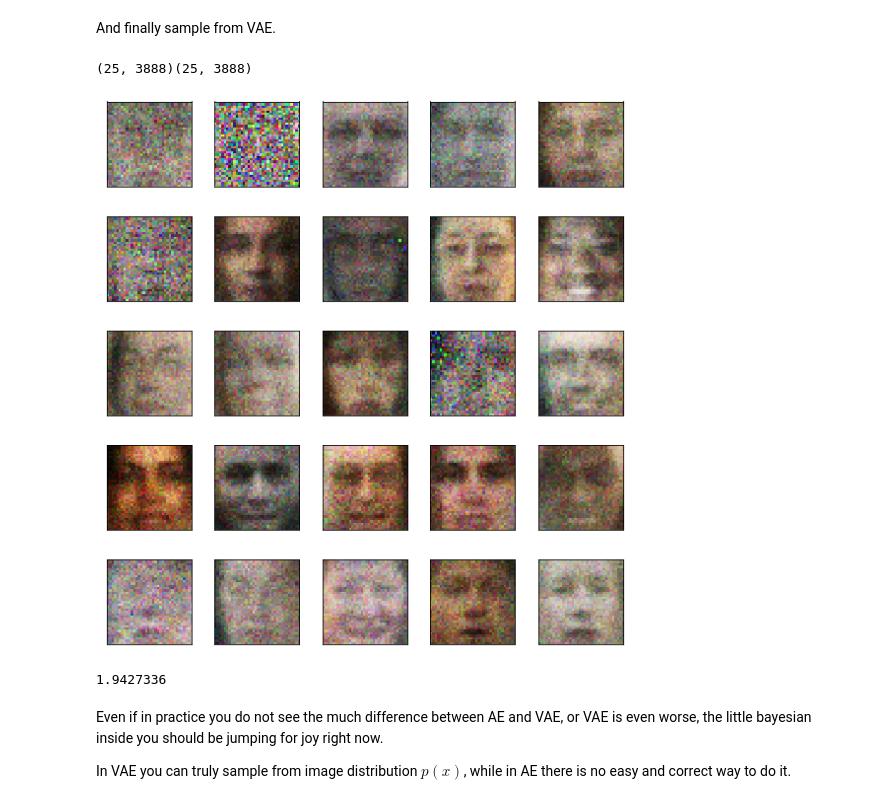
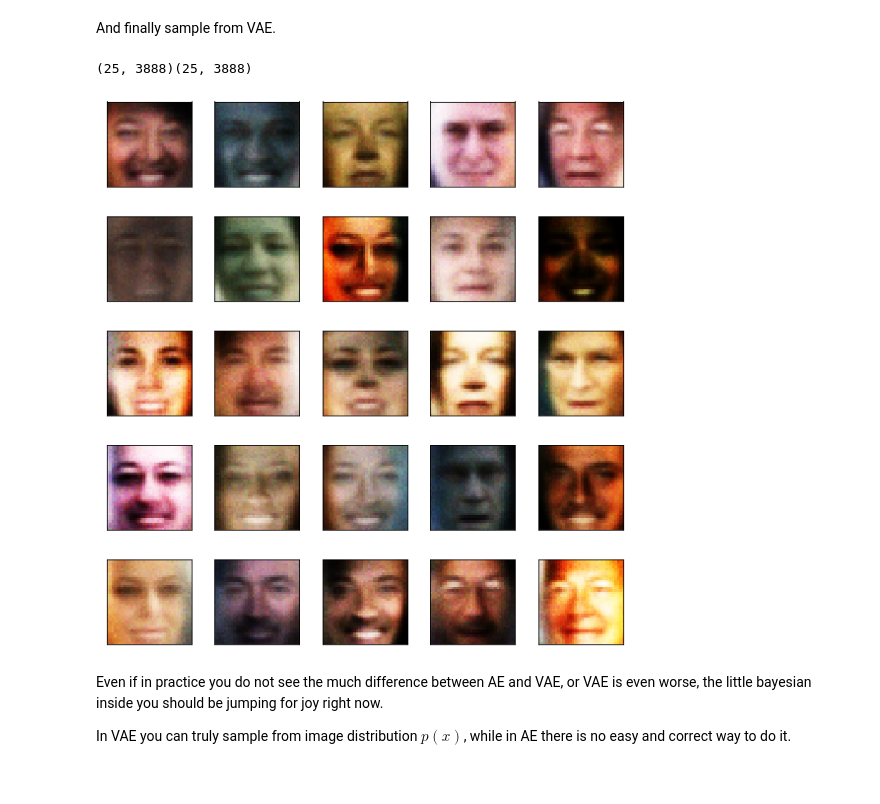
Before and after one commit to svl96/Practical_DL, a Jupyter notebook: homework03/homework03_part2_vae_advanced.ipynb, the cells around one changed output. Drawn from its saved outputs; the diff is of its cells as text; code cells hidden in the pictures.

```diff
--- a/homework03/homework03_part2_vae_advanced.ipynb
+++ b/homework03/homework03_part2_vae_advanced.ipynb
@@ -264,7 +268,7 @@ In this homework we only ask for implementation of the simplest version of VAE -
 # %%
 # to compare with conventional AE, keep these hyperparameters
 # or change them for the values that you used before
-dimZ = 512
+dimZ = 64
 
 # define the network
 # you can start from https://github.com/pytorch/examples/blob/master/vae/main.py
@@ -292,18 +296,20 @@ class VAE(nn.Module):
 
         #TODO
         self.encoder = nn.Sequential(
-            nn.Linear(36 * 36 * 3, dimZ*2),
-            nn.ReLU()
+            nn.Linear(36 * 36 * 3, 512),
+            nn.ReLU(),
+            nn.Linear(512, 256),
+            nn.ReLU(),
         )
-        self.bottleneck_split = SplitLayer(dimZ*2, dimZ)
+        self.bottleneck_split = SplitLayer(256, dimZ)
 
         self.decoder = nn.Sequential(
-            nn.Linear(dimZ, dimZ*2),
-            nn.ReLU()
+            nn.Linear(dimZ, 256),
+            nn.ReLU(),
+            nn.Linear(256, 512),
+            nn.ReLU(),
         )
-        self.output_split = SplitLayer(dimZ*2, 36*36*3)
-        self.norm1 = torch.nn.LayerNorm(dimZ)
-        self.norm2 = torch.nn.LayerNorm(dimZ)
+        self.output_split = SplitLayer(512, 36*36*3)
 
         self.encoder.apply(init_weights)
         self.decoder.apply(init_weights)
@@ -454,18 +474,13 @@ And finally sample from VAE.
 # %%
 z = (np.random.normal(0, 1, (25, dimZ)).astype('float32'))
 output_mu, output_sigma = autoencoder_vae.output_split(autoencoder_vae.decoder((Variable(torch.from_numpy(z)).cuda())))
-output_mu = nn.functional.sigmoid(output_mu).detach().cpu().numpy()
-output_sigma = nn.functional.sigmoid(output_sigma).detach().cpu().numpy()
+output_mu = nn.functional.sigmoid(output_mu).clamp(0, 1).detach().cpu().numpy()
+output_sigma = nn.functional.sigmoid(output_sigma).clamp(0, 1).detach().cpu().numpy()
 print(output_mu.shape, output_sigma.shape)
 plot_gallery((np.random.normal(output_mu, output_sigma, output_mu.shape)*255).astype('uint8'), image_h, image_w, n_row=5, n_col=5)
 # %% [output]
 (25, 3888)(25, 3888)
-[figure, old version]
+[figure, new version]
-# %%
-z = (np.random.normal(0, 1, (25, dimZ))*0.5).astype('float32')
-z.max()
-# %% [output]
-1.9427336
 # %% [markdown]
 Even if in practice you do not see the much difference between AE and VAE, or VAE is even worse, the little bayesian inside you should be jumping for joy right now.
 
```
Also changed, not shown: parts of 24 cells of this notebook.
